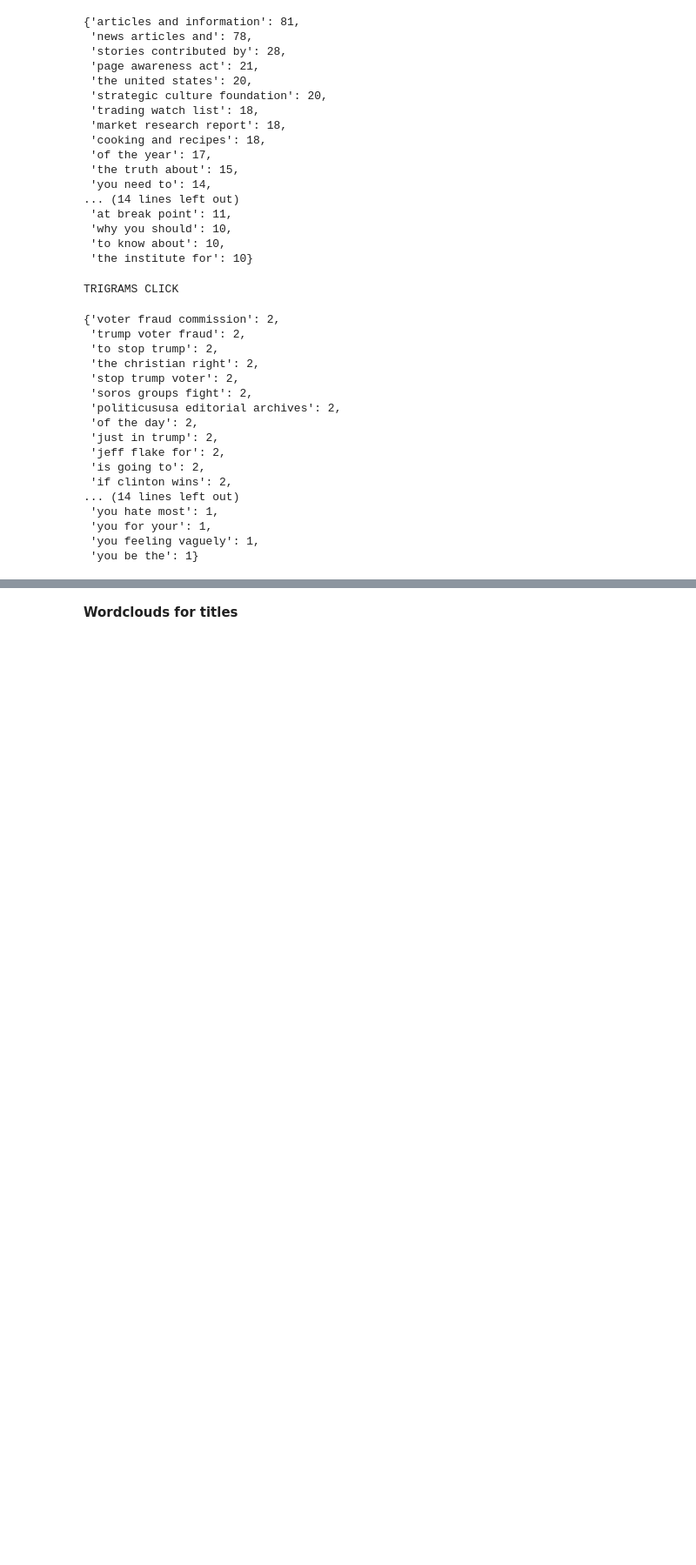
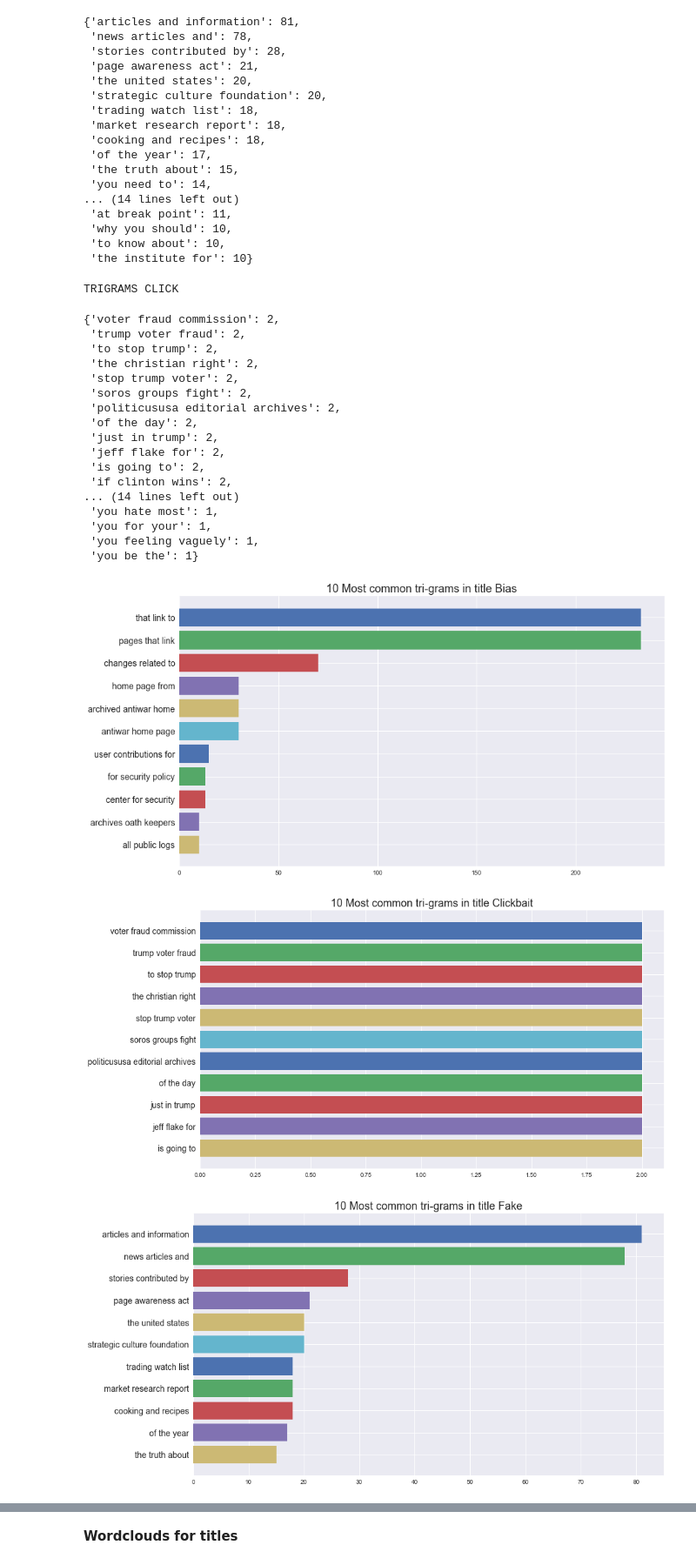
Before and after one commit to AIRLegend/fakenews, a Jupyter notebook: notebooks/data_analysis/Data_analysis-FNC.ipynb, the cells around one changed output, grey strips where cells are left out. Shown at 87% size. Drawn from its saved outputs; the diff is of its cells as text; code cells hidden in the pictures; blank space fills up the shorter version.

Commit message:
Graficos de 3-gram.

```diff
--- a/notebooks/data_analysis/Data_analysis-FNC.ipynb
+++ b/notebooks/data_analysis/Data_analysis-FNC.ipynb
@@ -447,3 +466,22 @@ TRIGRAMS CLICK
  'you for your': 1,
  'you feeling vaguely': 1,
  'you be the': 1}
+# %%
+names = ["10 Most common tri-grams in title Bias", "10 Most common tri-grams in title Clickbait", "10 Most common tri-grams in title Fake", "10 Most common tri-grams in title True"]
+variables = [ngrams_bias, ngrams_click, ngrams_fake, ngrams_true]
+
+for title, var in zip(names, variables):
+    fig, ax = plt.subplots(figsize=(14,8))
+    idx = 0
+    for index, item in var.items():
+        if idx > 10: break
+        ax.barh(width=item, y=index)
+        ax.invert_yaxis()
+        idx += 1
+    plt.tick_params(axis='y', which='major', labelsize=14)
+    plt.title(title, fontsize=18)
+    plt.show()
+# %% [output]
+[figure, added]
+[figure, added]
+[figure, added]
```
Also changed, not shown: parts of 7 cells of this notebook.
